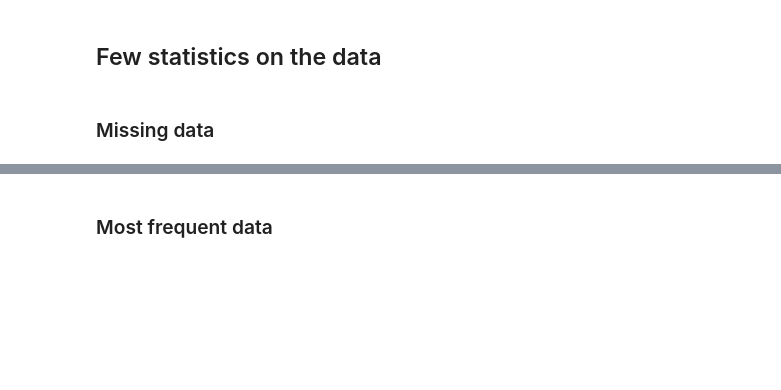
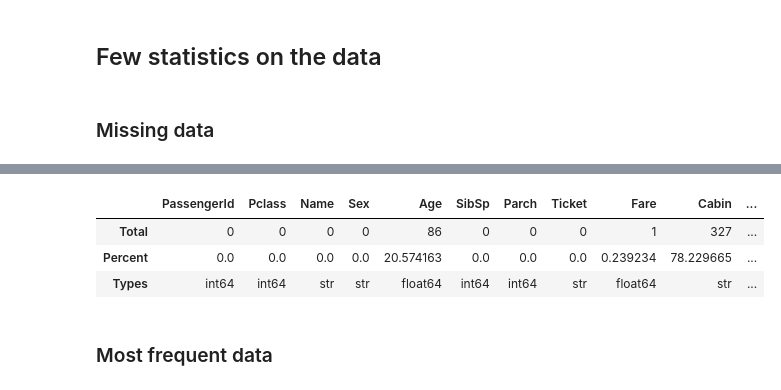
Before and after one commit to isabelBackes/ps1_ex4_nb_to_repo, a Jupyter notebook: Titanic Data Journey.ipynb, the cells around one changed output, grey strips where cells are left out. Cells and saved outputs as stored; diff of their text form; code cells hidden in the pictures; blank space fills up the shorter version.

```diff
--- a/Titanic Data Journey.ipynb
+++ b/Titanic Data Journey.ipynb
@@ -128,14 +132,12 @@ df_missing_train = np.transpose(tt)
 # %%
-# TODO: turn into function
-total = test_df.isnull().sum()
-percent = (test_df.isnull().sum()/test_df.isnull().count()*100)
-tt = pd.concat([total, percent], axis=1, keys=['Total', 'Percent'])
-types = []
-for col in test_df.columns:
-    dtype = str(test_df[col].dtype)
-    types.append(dtype)
-tt['Types'] = types
-df_missing_test = np.transpose(tt)
+# Missing data in test data
+df_missing_test = data.missing_summary(test_df)
+display(df_missing_test)
+# %% [output]
+|  | PassengerId | Pclass | Name | Sex | Age | SibSp | Parch | Ticket | Fare | Cabin | ... |
+| Total | 0 | 0 | 0 | 0 | 86 | 0 | 0 | 0 | 1 | 327 | ... |
+| Percent | 0.0 | 0.0 | 0.0 | 0.0 | 20.574163 | 0.0 | 0.0 | 0.0 | 0.239234 | 78.229665 | ... |
+| Types | int64 | int64 | str | str | float64 | int64 | int64 | str | float64 | str | ... |
 # %% [markdown]
 ### Most frequent data
 # %%
```
Also changed, not shown: parts of 7 cells of this notebook, 1 other file.
